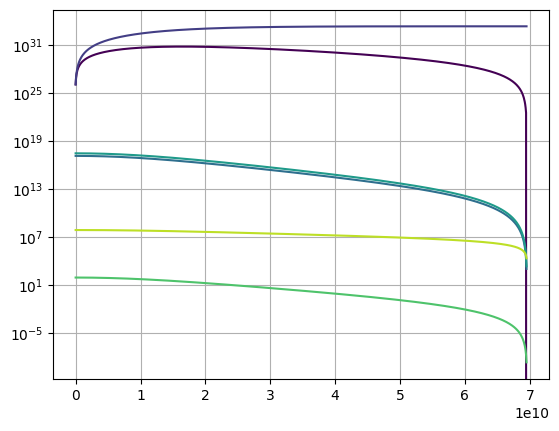
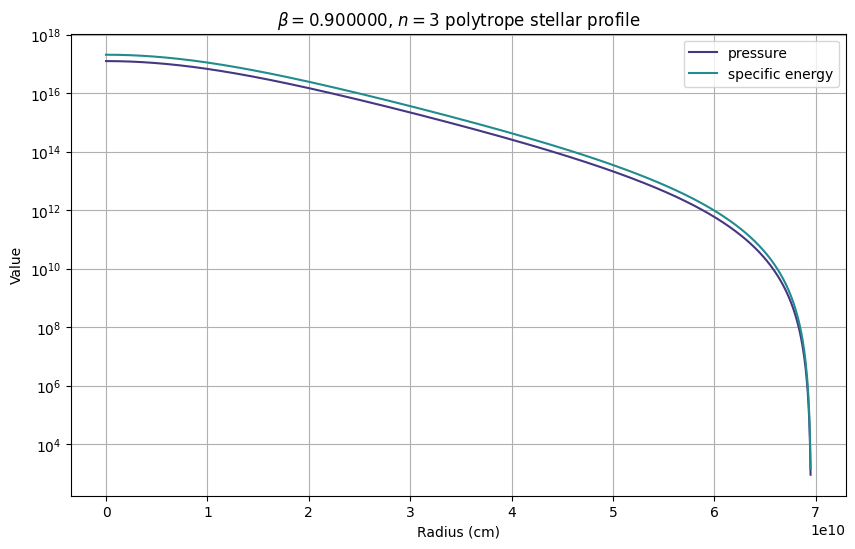
Code edit (unified diff) that turned the first committed figure into the second:
--- before
+++ after
@@ -1,12 +1,18 @@
 colours = cm.viridis(np.linspace(0, 0.8, 6))
 
-plt.plot(radius, dm, color=colours[0])
-plt.plot(radius, mass, color=colours[1])
-plt.plot(radius, pressure, color=colours[2])
-plt.plot(radius, specificenergy, color=colours[3])
-plt.plot(radius, rho, color=colours[4])
-plt.plot(radius, temperature, color=colours[5])
+plt.figure(figsize=(10, 6), dpi=100)
+# plt.plot(radius, rho, color=colours[0], label='density')
+plt.plot(radius, pressure, color=colours[1], label='pressure')
+# plt.plot(radius, temperature, color=colours[2], label='temperature')
+plt.plot(radius, specificenergy, color=colours[3], label='specific energy')
+# plt.plot(radius, mass, color=colours[4], label='mass')
+# plt.plot(radius, dm, color=colours[5], label='dm')
+
 plt.grid()
 # plt.xscale('log')
+plt.legend()
+plt.xlabel('Radius (cm)')
+plt.ylabel('Value')
+plt.title(r'$\beta=%.1f$, $n=3$ polytrope stellar profile' % beta)
 plt.yscale('log')
 plt.show()

Commit: Added data files for different beta